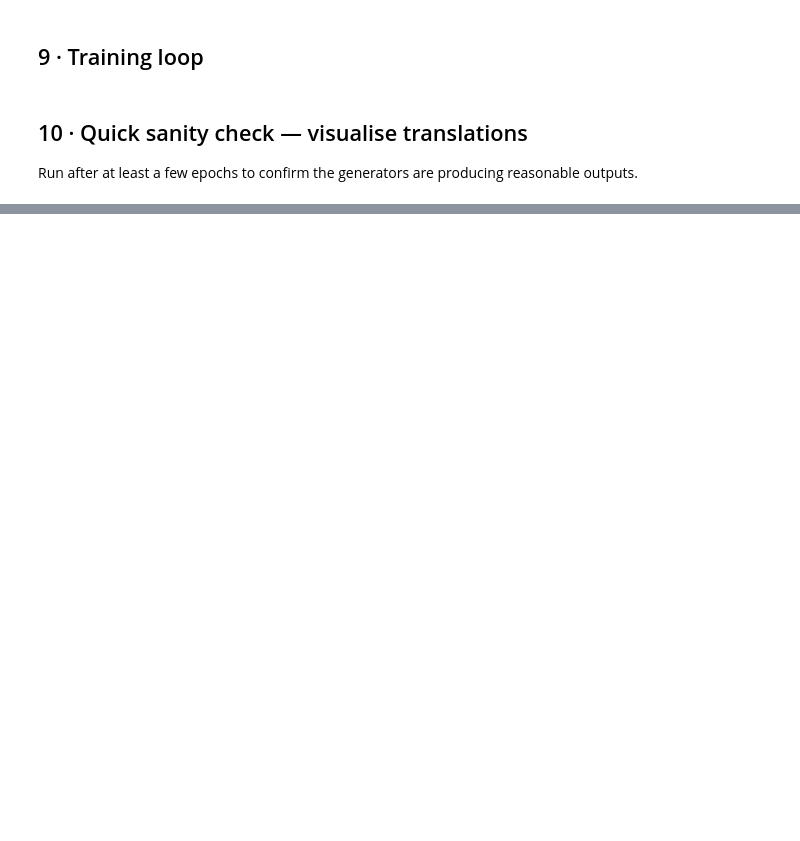
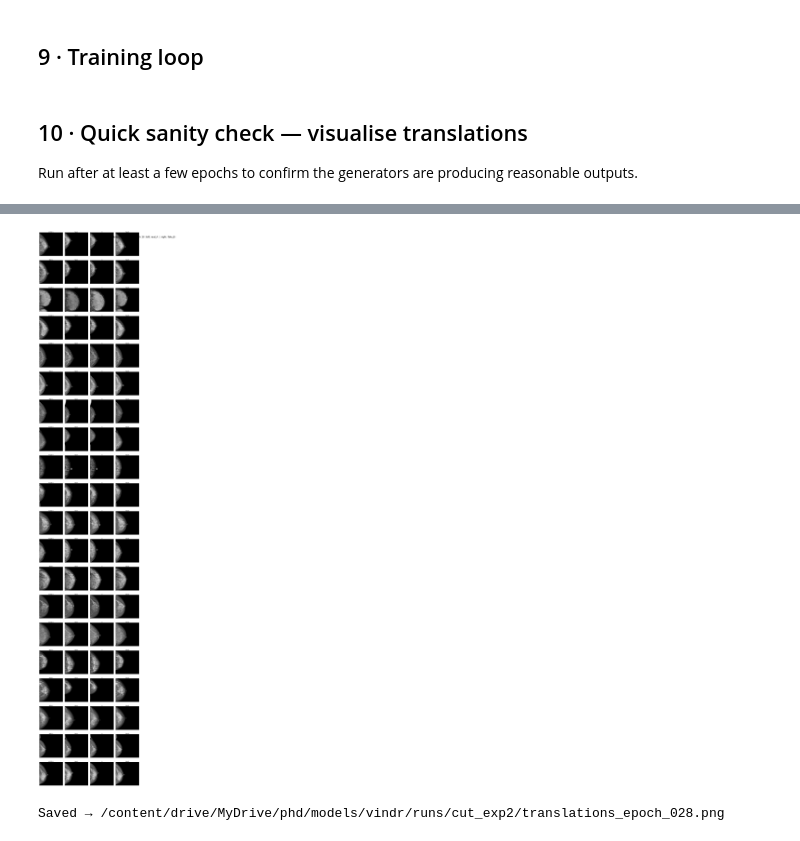
Before and after one commit to valerybr/mg-detect, a Jupyter notebook: notebooks/train_colab.ipynb, the cells around one changed output, grey strips where cells are left out. Drawn from its saved outputs; the diff is of its cells as text; code cells hidden in the pictures; blank space fills up the shorter version.

```diff
--- a/notebooks/train_colab.ipynb
+++ b/notebooks/train_colab.ipynb
@@ -187,7 +224,7 @@ start_epoch = 0
 checkpoints = sorted(glob.glob(os.path.join(OUTPUT_DIR, "ckpt_epoch_*.pt")
 ))
 if checkpoints:
-    latest = checkpoints[-1]
+    latest = checkpoints[-3]
     start_epoch = model.load(latest)
     print(f"Resumed from {latest} — continuing from epoch {start_epoch + 1}")
 else:
@@ -343,0 +402,64 @@ model.G_BA.train()
+# %%
+import random
+import numpy as np
+import matplotlib.pyplot as plt
+import torch
+
+N_SAMPLES = 20
+COLS      = 4                          # pairs per row
+ROWS      = N_SAMPLES
+
+model.G_AB.eval()
+model.G_BA.eval()
+
+indices = random.sample(range(len(dataset)), N_SAMPLES)
+
+# Each sample shows: real_A | fake_B  (left breast and its generated right counterpart)
+fig, axes = plt.subplots(ROWS, COLS * 2, figsize=(COLS * 4, ROWS * 2.2))
+fig.suptitle(f"100 random translations — epoch {start_epoch}  (left: real_A  |  right: fake_B)", fontsize=12)
+
+def _to_img(t):
+    return ((t.squeeze().cpu().numpy() + 1) * 127.5).clip(0, 255).astype(np.uint8)
+
+with torch.no_grad():
+    for i, idx in enumerate(indices):
+        row = i
+        col = 0
+        real_A, real_B = dataset[idx]
+        real_A    = real_A.unsqueeze(0).to(device)
+        real_B    = real_B.unsqueeze(0).to(device)
+        fake_B    = model.G_AB(real_A)
+        fake_A = model.G_BA(real_B)
+        # rec_A  = model.G_BA(fake_B)
+        # rec_B  = model.G_AB(fake_A)
+
+
+        axes[row, col    ].imshow(_to_img(real_A), cmap="gray")
+        axes[row, col + 1].imshow(_to_img(fake_A), cmap="gray")
+        axes[row, col + 2].imshow(_to_img(real_B), cmap="gray")
+        axes[row, col + 3].imshow(_to_img(fake_B), cmap="gray")
+
+        axes[row, col    ].set_title(f"#{idx} A", fontsize=6, pad=1)
+        axes[row, col + 1].set_title("fake A",       fontsize=6, pad=1)
+        axes[row, col + 2].set_title("B",       fontsize=6, pad=1)
+        axes[row, col + 3].set_title("fake B",       fontsize=6, pad=1)
+
+
+for ax in axes.flat:
+    ax.axis("off")
+
+plt.tight_layout()
+
+# Save locally and log to W&B
+out_path = os.path.join(OUTPUT_DIR, f"translations_epoch_{start_epoch:03d}.png")
+plt.savefig(out_path, dpi=100, bbox_inches="tight")
+wandb.log({"sanity_check": wandb.Image(fig)}, step=start_epoch)
+plt.show()
+plt.close(fig)
+
+model.G_AB.train()
+model.G_BA.train()
+print(f"Saved → {out_path}")
+# %% [output]
+[figure, added]
+Saved → /content/drive/MyDrive/phd/models/vindr/runs/cut_exp2/translations_epoch_028.png
```
Also changed, not shown: parts of 10 cells of this notebook.
